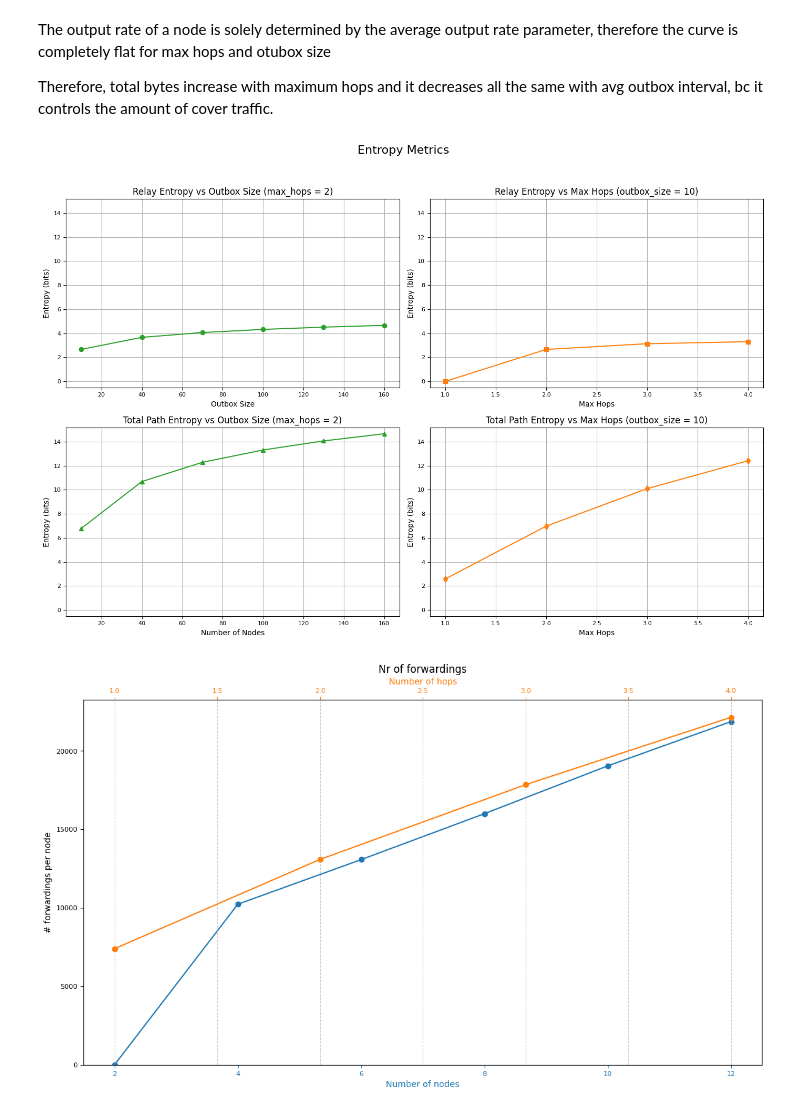
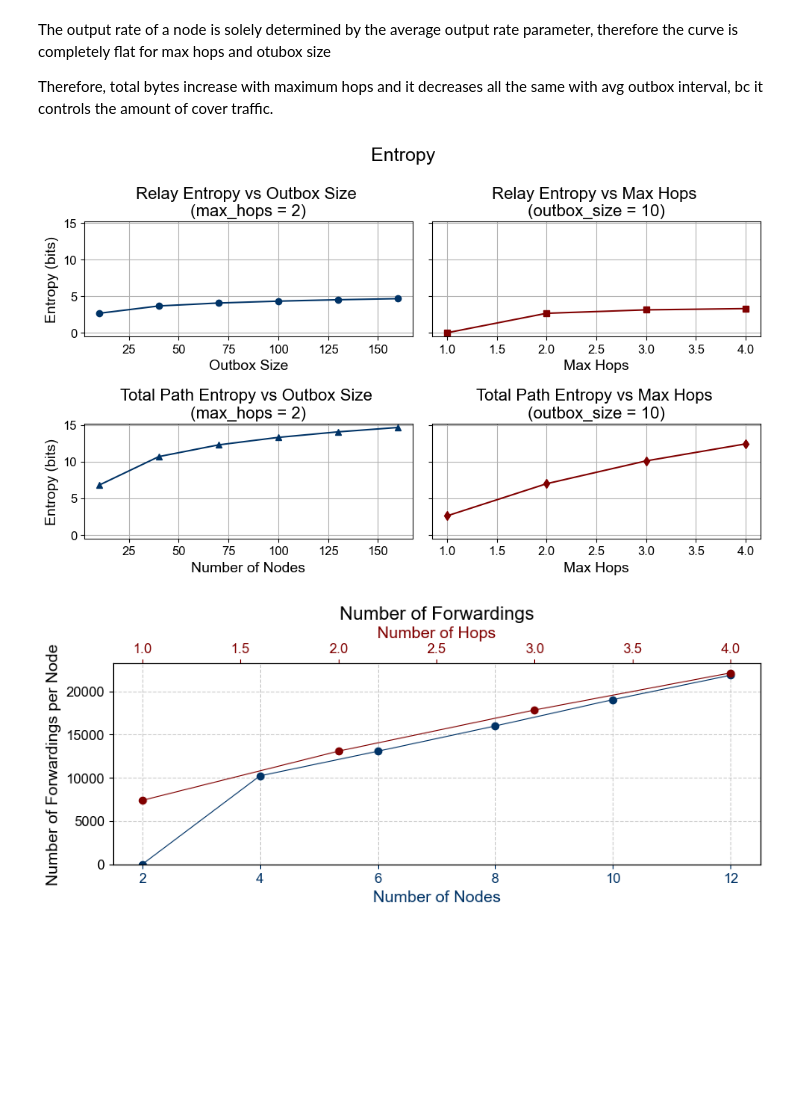
Before and after one commit to Altishofer/DFL_PeerBasedMixing, a Jupyter notebook: experiments/evaluation-plots.ipynb, the cells around one changed output. Saved outputs shown, nothing was run; the diff lists cells and outputs as text; code cells hidden in the pictures; blank space fills up the shorter version.

```diff
--- a/experiments/evaluation-plots.ipynb
+++ b/experiments/evaluation-plots.ipynb
@@ -325,48 +388,50 @@ all_vals = y_e_io_outbox + y_e_io_hops + y_e_total_hops + y_e_total_nodes
 max_y = max(all_vals) + 0.5
 min_y = min(all_vals) - 0.5
 
-fig, axs = plt.subplots(2, 2, figsize=(14, 10))
+fig, axs = plt.subplots(2, 2, figsize=(10, 6.25))
 axs = axs.flatten()  # makes indexing easier (axs[0] to axs[3])
 
 # Plot 1: entropy_path vs outbox_size (max_hops = 2)
-axs[0].plot(outbox_size, y_e_io_outbox, marker='o', color='tab:green')
-axs[0].set_title("Relay Entropy vs Outbox Size (max_hops = 2)")
+axs[0].plot(outbox_size, y_e_io_outbox, marker='o', color=dark_blue)
+axs[0].set_title("Relay Entropy vs Outbox Size \n(max_hops = 2)")
 axs[0].set_xlabel("Outbox Size")
 axs[0].set_ylabel("Entropy (bits)")
 axs[0].grid(True)
 axs[0].set_ylim(min_y, max_y)
 
 # Plot 2: entropy_path vs max_hops (outbox_size = 10)
-axs[1].plot(nr_hops, y_e_io_hops, marker='s', color='tab:orange')
-axs[1].set_title("Relay Entropy vs Max Hops (outbox_size = 10)")
+axs[1].plot(nr_hops, y_e_io_hops, marker='s', color=wine_red)
+axs[1].set_title("Relay Entropy vs Max Hops \n(outbox_size = 10)")
 axs[1].set_xlabel("Max Hops")
-axs[1].set_ylabel("Entropy (bits)")
+axs[1].set_ylabel("")
+axs[1].set_yticklabels([])
 axs[1].grid(True)
 axs[1].set_ylim(min_y, max_y)
 
 # Plot 3: entropy_recipient vs nr_nodes (max_hops = 2)
-axs[2].plot(outbox_size, y_e_total_hops, marker='^', color='tab:green')
-axs[2].set_title("Total Path Entropy vs Outbox Size (max_hops = 2)")
+axs[2].plot(outbox_size, y_e_total_hops, marker='^', color=dark_blue)
+axs[2].set_title("Total Path Entropy vs Outbox Size \n(max_hops = 2)")
 axs[2].set_xlabel("Number of Nodes")
 axs[2].set_ylabel("Entropy (bits)")
 axs[2].grid(True)
 axs[2].set_ylim(min_y, max_y)
 
 # Plot 4: entropy_recipient vs max_hops (nr_nodes = 6)
-axs[3].plot(nr_hops, y_e_total_nodes, marker='d', color='tab:orange')
-axs[3].set_title("Total Path Entropy vs Max Hops (outbox_size = 10)")
+axs[3].plot(nr_hops, y_e_total_nodes, marker='d', color=wine_red)
+axs[3].set_title("Total Path Entropy vs Max Hops \n(outbox_size = 10)")
 axs[3].set_xlabel("Max Hops")
-axs[3].set_ylabel("Entropy (bits)")
+axs[3].set_yticklabels([])
+axs[3].set_ylabel("")
 axs[3].grid(True)
 axs[3].set_ylim(min_y, max_y)
 
 # Adjust layout and save
-fig.suptitle("Entropy Metrics", fontsize=16)
-fig.tight_layout(rect=[0, 0.03, 1, 0.95])
-fig.savefig(join(figure_path, "entropy_combined_subplots.png"))
+fig.suptitle("Entropy", fontsize=18)
+fig.tight_layout(rect=[0, 0.03, 1, 1])
+fig.savefig(join(figure_path, "entropy_combined_subplots.pdf"), bbox_inches="tight", dpi=600)
 plt.show()
 # %% [output]
-[figure, old version]
+[figure, new version]
 # %%
 def get_nr_forwardings(df):
     max_mean = df[df["field"] == "forwarded"].groupby("node")['value'].max().mean()
@@ -380,9 +445,9 @@ def get_y_axis_values(folder):
 def plot_avg_forwardings(x_axis, y_axis, ax, xlabel, color):
     n = min(len(x_axis), len(y_axis))
     x_axis, y_axis = x_axis[:n], y_axis[:n]
-    ax.plot(x_axis, y_axis, marker='o', color=color, label=xlabel)
+    ax.plot(x_axis, y_axis, marker='o', color=color, label=xlabel, linewidth=0.8)
     ax.set_xlabel(xlabel, color=color)
-    ax.set_ylabel("# forwardings per node")
+    ax.set_ylabel("Number of Forwardings per Node")
     ax.tick_params(axis='x', colors=color)
 
 y_nodes = get_y_axis_values("nr_nodes")
@@ -390,18 +455,17 @@ y_hops = get_y_axis_values("max_hops")
 
 fig, ax1 = plt.subplots(figsize=FIGURE_SIZE)
 
-plot_avg_forwardings(nr_nodes, y_nodes, ax1, "Number of nodes", color='tab:blue')
-ax1.set_ylabel("# forwardings per node")
+plot_avg_forwardings(nr_nodes, y_nodes, ax1, "Number of Nodes", color=dark_blue)
+ax1.set_ylabel("Number of Forwardings per Node")
 ax1.set_ylim(bottom=0, top=max(max(y_nodes), max(y_hops)) * 1.05)
 
 ax2 = ax1.twiny()
-plot_avg_forwardings(nr_hops[:4], y_hops, ax2, "Number of hops", color='tab:orange')
+plot_avg_forwardings(nr_hops[:4], y_hops, ax2, "Number of Hops", color=wine_red)
 
-plt.tight_layout()
-plt.title("Nr of forwardings")
-plt.grid(True, axis='y')
-plt.savefig(join(figure_path, "nr_forwardings.png"))
-plt.grid(**GRID_STYLE)
+ax1.grid(True, linestyle='--', alpha=0.6)
+ax1.set_title("Number of Forwardings")
+
+plt.savefig(join(figure_path, "nr_forwardings.pdf"), bbox_inches="tight", dpi=600)
 plt.show()
 # %% [output]
-[figure, old version]
+[figure, new version]
```
Also changed, not shown: parts of 10 cells of this notebook, 29 other files.
